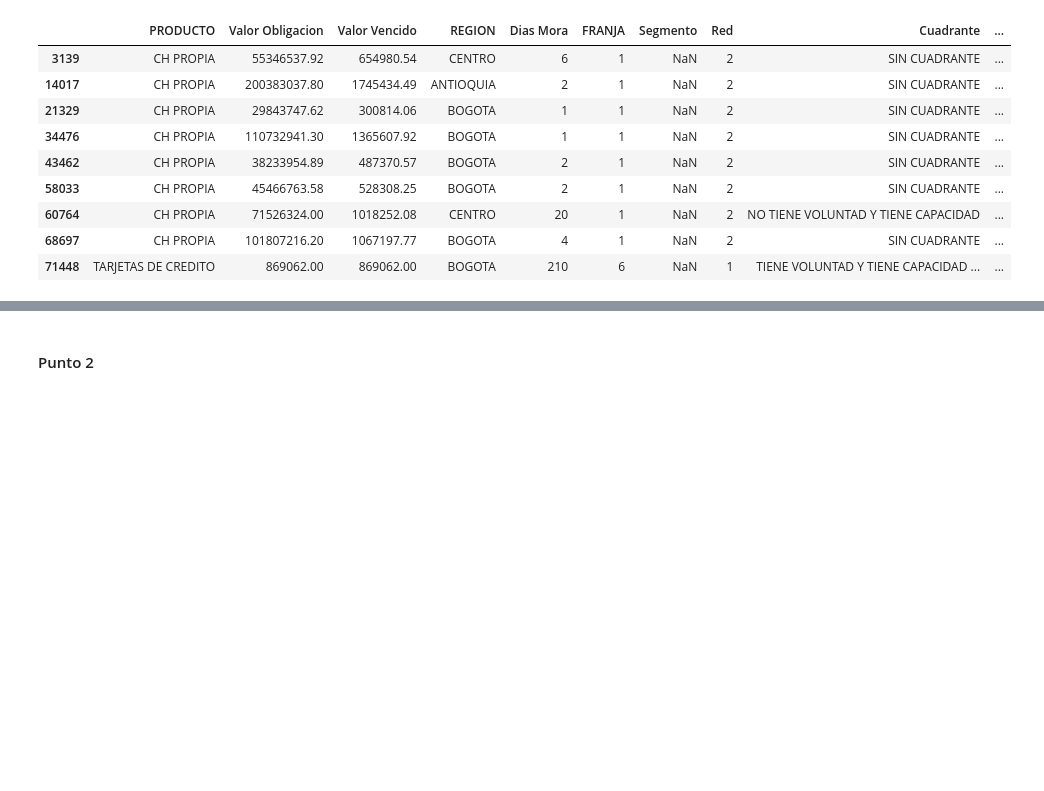
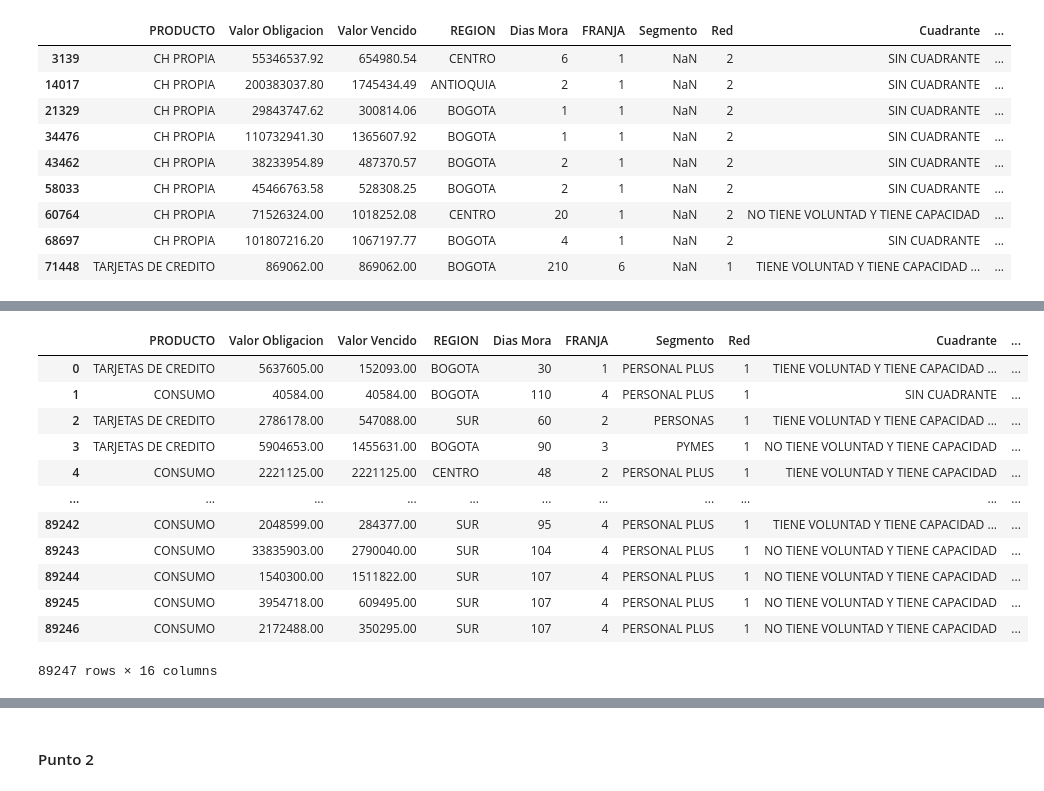
Before and after one commit to lucianarpo14/proyectoEAFIT, a Jupyter notebook: Proyecto1.ipynb, the cells around one changed output, grey strips where cells are left out. Cells and saved outputs as stored; diff of their text form; code cells hidden in the pictures; blank space fills up the shorter version.

```diff
--- a/Proyecto1.ipynb
+++ b/Proyecto1.ipynb
@@ -155,4 +325,18 @@ data.drop(columns='Nombres', axis=1, inplace=True)
 data.drop(columns="Numero Documento", axis=1, inplace=True)
 data.drop(columns="Sector Economico", axis=1, inplace=True)
 # %%
-data
+data_real
+# %% [output]
+|  | PRODUCTO | Valor Obligacion | Valor Vencido | REGION | Dias Mora | FRANJA | Segmento | Red | Cuadrante | ... |
+| 0 | TARJETAS DE CREDITO | 5637605.00 | 152093.00 | BOGOTA | 30 | 1 | PERSONAL PLUS | 1 | TIENE VOLUNTAD Y TIENE CAPACIDAD ... | ... |
+| 1 | CONSUMO | 40584.00 | 40584.00 | BOGOTA | 110 | 4 | PERSONAL PLUS | 1 | SIN CUADRANTE | ... |
+| 2 | TARJETAS DE CREDITO | 2786178.00 | 547088.00 | SUR | 60 | 2 | PERSONAS | 1 | TIENE VOLUNTAD Y TIENE CAPACIDAD ... | ... |
+| 3 | TARJETAS DE CREDITO | 5904653.00 | 1455631.00 | BOGOTA | 90 | 3 | PYMES | 1 | NO TIENE VOLUNTAD Y TIENE CAPACIDAD | ... |
+| 4 | CONSUMO | 2221125.00 | 2221125.00 | CENTRO | 48 | 2 | PERSONAL PLUS | 1 | TIENE VOLUNTAD Y TIENE CAPACIDAD | ... |
+| ... | ... | ... | ... | ... | ... | ... | ... | ... | ... | ... |
+| 89242 | CONSUMO | 2048599.00 | 284377.00 | SUR | 95 | 4 | PERSONAL PLUS | 1 | TIENE VOLUNTAD Y TIENE CAPACIDAD ... | ... |
+| 89243 | CONSUMO | 33835903.00 | 2790040.00 | SUR | 104 | 4 | PERSONAL PLUS | 1 | NO TIENE VOLUNTAD Y TIENE CAPACIDAD | ... |
+| 89244 | CONSUMO | 1540300.00 | 1511822.00 | SUR | 107 | 4 | PERSONAL PLUS | 1 | NO TIENE VOLUNTAD Y TIENE CAPACIDAD | ... |
+| 89245 | CONSUMO | 3954718.00 | 609495.00 | SUR | 107 | 4 | PERSONAL PLUS | 1 | NO TIENE VOLUNTAD Y TIENE CAPACIDAD | ... |
+| 89246 | CONSUMO | 2172488.00 | 350295.00 | SUR | 107 | 4 | PERSONAL PLUS | 1 | NO TIENE VOLUNTAD Y TIENE CAPACIDAD | ... |
+89247 rows × 16 columns
```
Also changed, not shown: parts of 33 cells of this notebook.
